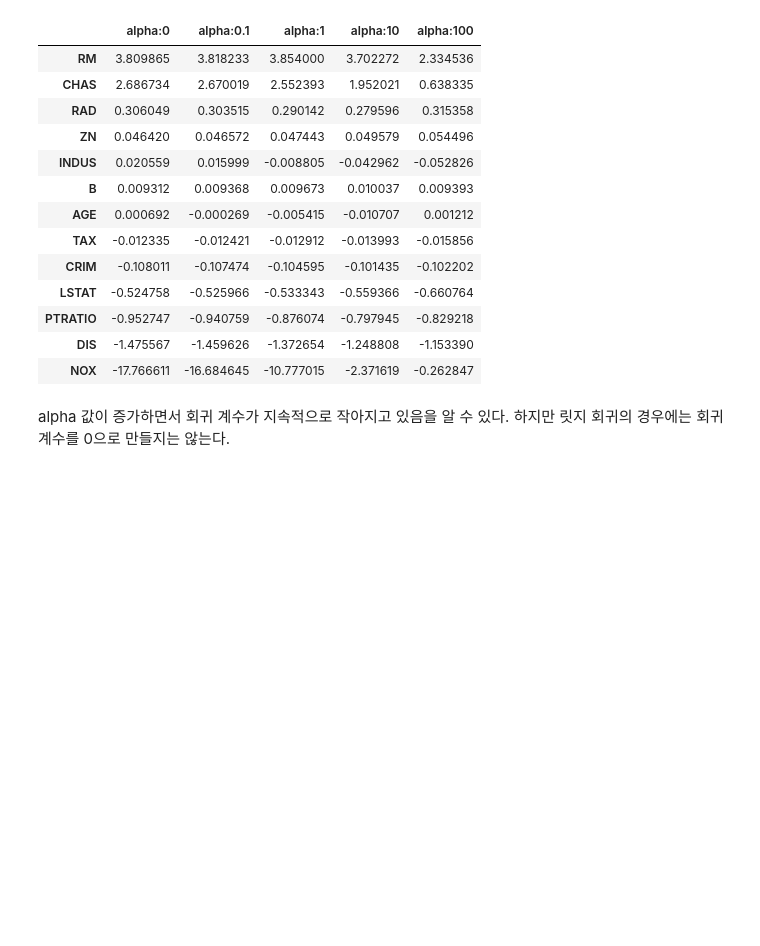
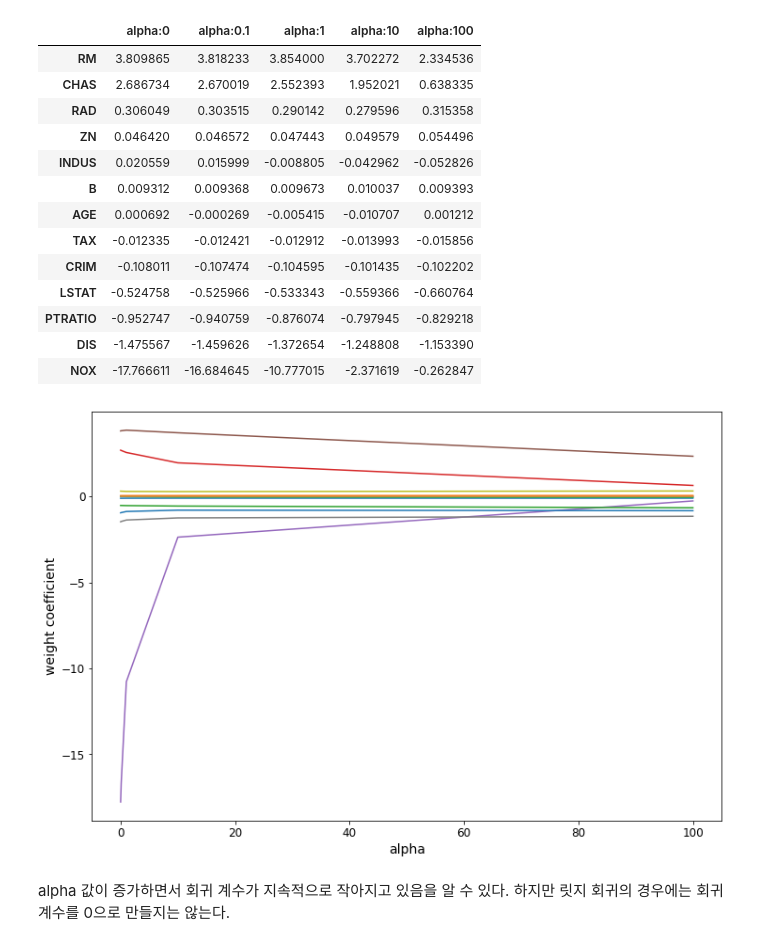
Before and after one commit to Sameta-cani/jwork, a Jupyter notebook: Regression.ipynb, the cells around one changed output. Drawn from its saved outputs; the diff is of its cells as text; code cells hidden in the pictures; blank space fills up the shorter version.

```diff
--- a/Regression.ipynb
+++ b/Regression.ipynb
@@ -1548,6 +1548,17 @@ coeff_df.sort_values(by=sort_column, ascending=False)
 | PTRATIO | -0.952747 | -0.940759 | -0.876074 | -0.797945 | -0.829218 |
 | DIS | -1.475567 | -1.459626 | -1.372654 | -1.248808 | -1.153390 |
 | NOX | -17.766611 | -16.684645 | -10.777015 | -2.371619 | -0.262847 |
+# %%
+fig = plt.figure(figsize=(12, 8))
+
+for index in coeff_df.index:
+    plt.plot(ridge_alphas, coeff_df.loc[index])
+
+plt.xlabel('alpha')
+plt.ylabel('weight coefficient')
+plt.show()
+# %% [output]
+[figure, added]
 # %% [markdown]
 alpha 값이 증가하면서 회귀 계수가 지속적으로 작아지고 있음을 알 수 있다. 하지만 릿지 회귀의 경우에는 회귀 계수를 0으로 만들지는 않는다.
 # %% [markdown]
```
Also changed, not shown: parts of 18 cells of this notebook, 2 other files.
